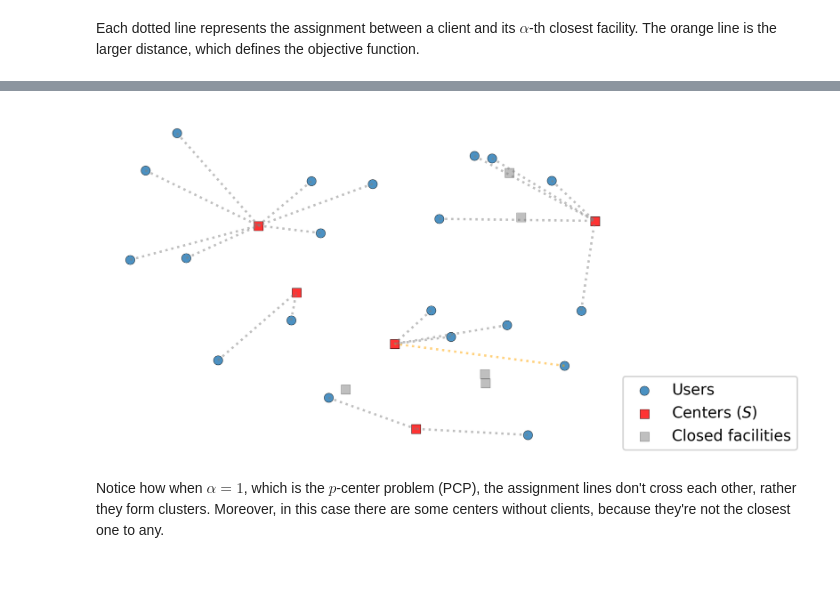
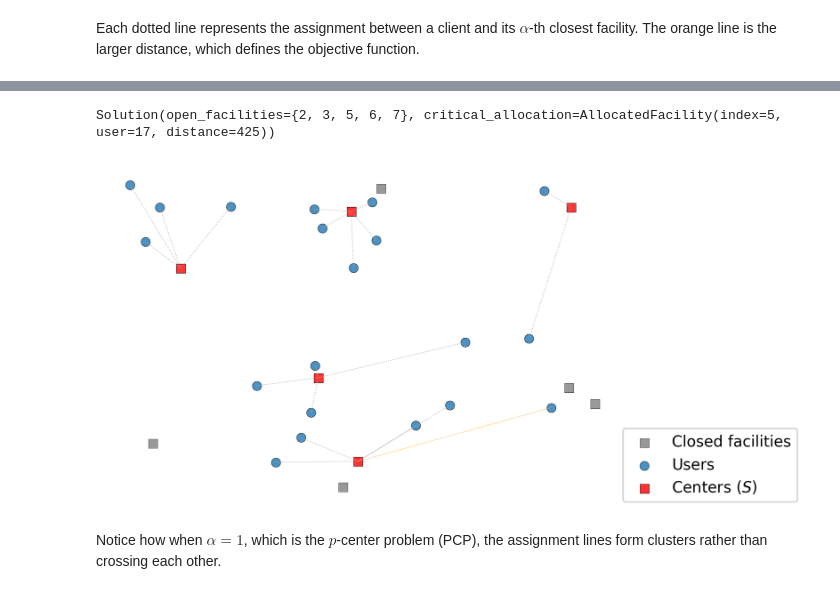
Before and after one commit to netotz/alpha-neighbor-p-center-problem, a Jupyter notebook: anpcp/simple_plots.ipynb, the cells around one changed output, grey strips where cells are left out. Drawn from its saved outputs; the diff is of its cells as text; code cells hidden in the pictures.

Commit message:
feat(plots): add new sample plots

```diff
--- a/anpcp/simple_plots.ipynb
+++ b/anpcp/simple_plots.ipynb
@@ -7,9 +16,12 @@ Let's read a small instance and generate a random solution to plot both.
+# %%
+DPI = 300
 # %%
 from models.instance import Instance
 from models.solver import Solver
+from models.plotter import plot_solver
 
-instance = Instance.random(20, 10)
-solver = Solver(instance, 5, 2, True)
-solver.grasp(1)
-solver.plot(False, dpi=300, filename="nb_results\\2npcp.png")
+instance = Instance.random(20, 10, seed=randseed)
+solver = Solver(instance, 5, 1, True)
+solver.grasp(10, -1)
+solver.solution
 # %% [output]
@@ -17,10 +38,3 @@ solver.plot(False, dpi=300, filename="nb_results\\2npcp.png")
 # %% [markdown]
 Each dotted line represents the assignment between a client and its $\alpha$-th closest facility.
 The orange line is the larger distance, which defines the objective function.
-# %%
-solution = solver.solution
-
-solver = Solver(instance, 5, 1, False)
-solver.solution = solution
-solver.update_obj_func()
-solver.solution
@@ -29,7 +69,16 @@ Solution(open_facilities={1, 3, 6, 8, 9}, critical_allocation=AllocatedFacility(
+# %%
+solver.reset_alpha(1)
+solver.solution
+# %% [output]
+Solution(open_facilities={2, 3, 5, 6, 7}, critical_allocation=AllocatedFacility(index=5, user=17, distance=425))
 # %%
-solver.plot(False, dpi=300, filename="nb_results\\1npcp.png");
+plot_solver(
+    solver,
+    False,
+    dpi=DPI,
+    # filename="nb_results\\1npcp.png"
+);
 # %% [output]
-[figure, old version]
+[figure, new version]
 # %% [markdown]
-Notice how when $\alpha = 1$, which is the $p$-center problem (PCP), the assignment lines don't cross each other, rather they form clusters.
-Moreover, in this case there are some centers without clients, because they're not the closest one to any.
+Notice how when $\alpha = 1$, which is the $p$-center problem (PCP), the assignment lines form clusters rather than crossing each other.
```
Also changed, not shown: parts of 8 cells of this notebook, 3 other files.
